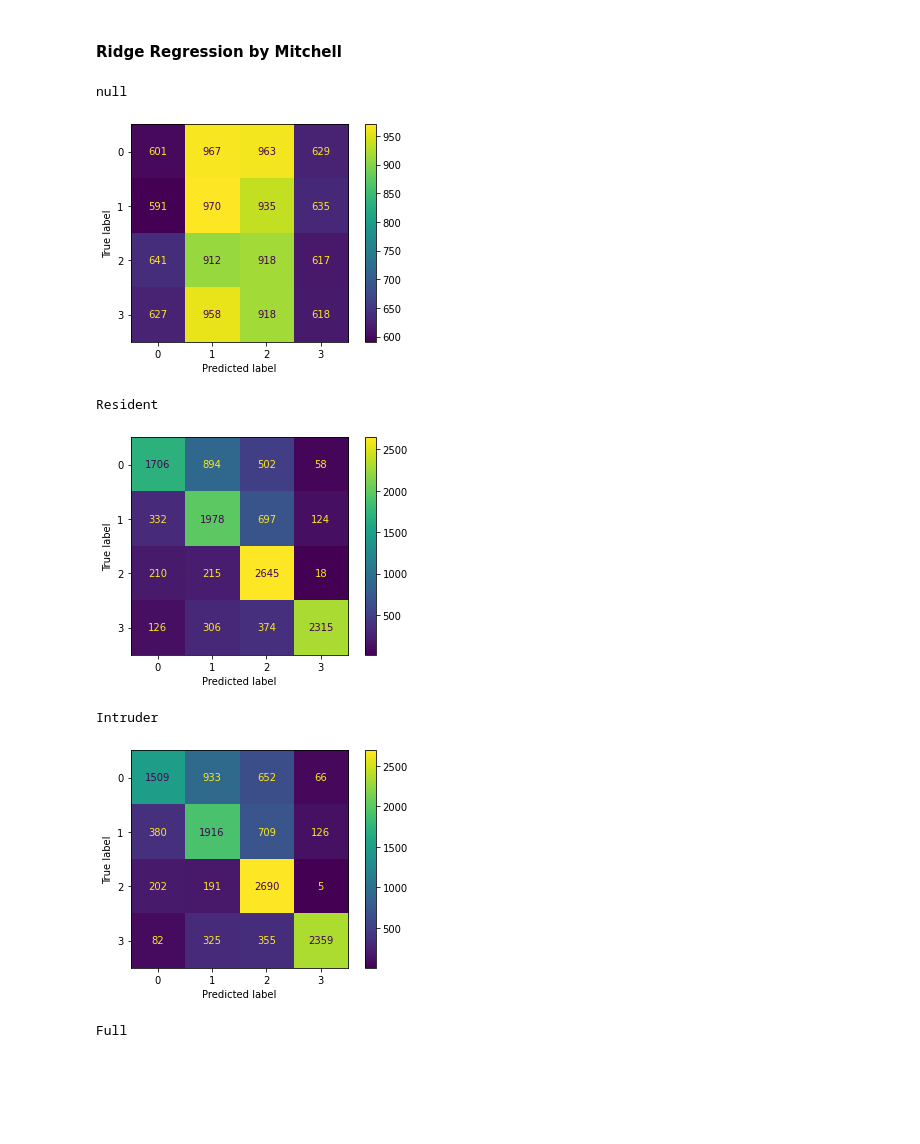
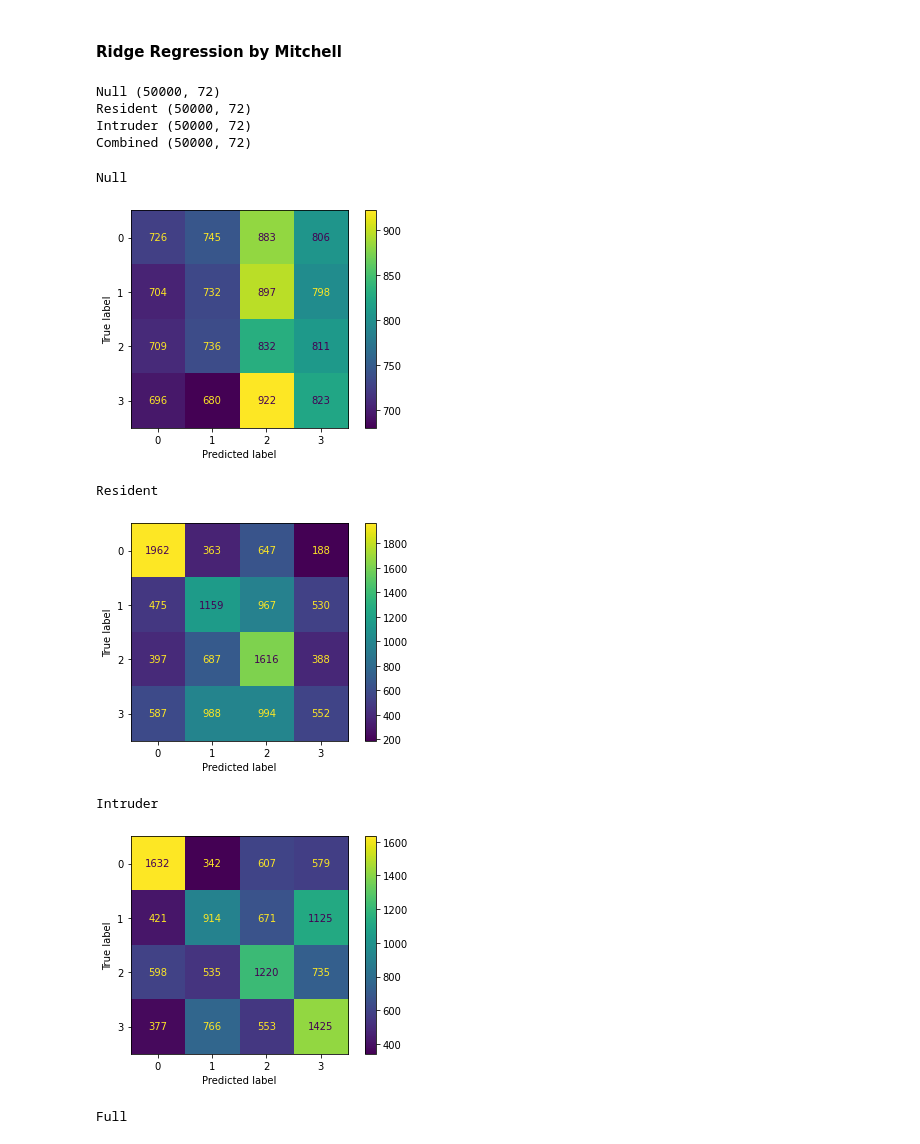
Before and after one commit to ffvoigt/neuromatch-compneuro-2022-project, a Jupyter notebook: Classification_NM2022_Sfenj1.ipynb, the cells around one changed output. Drawn from its saved outputs; the diff is of its cells as text; code cells hidden in the pictures; blank space fills up the shorter version.

Commit message:
Added shuffle for interactive features and plotting cv scores

```diff
--- a/Classification_NM2022_Sfenj1.ipynb
+++ b/Classification_NM2022_Sfenj1.ipynb
@@ -164,12 +164,26 @@ intrude_df = feature_df[feature_df.mouse_id ==1].reset_index(drop=True)
 intrude_shuffled = intrude_df.apply(lambda x: x.sample(frac=1).values).reset_index(drop=True)
 res_shuffled = res_df.apply(lambda x: x.sample(frac=1).values).reset_index(drop=True)
 
-# combine dataframes and randomly sample
-res_only = pd.concat((res_df, intrude_shuffled.drop('annotations', axis = 1)), axis = 1).groupby('annotations').apply(lambda x: x.sample(12500, random_state=42)).reset_index(drop=True)
-intrude_only = pd.concat((intrude_df, res_shuffled.drop('annotations', axis = 1)), axis = 1).groupby('annotations').apply(lambda x: x.sample(12500, random_state=42)).reset_index(drop=True)
-combined_df = pd.concat((res_df,intrude_df.drop('annotations', axis = 1)), axis = 1).groupby('annotations').apply(lambda x: x.sample(12500, random_state=42)).reset_index(drop=True)
-null_df = pd.concat((res_shuffled,intrude_shuffled.drop('annotations', axis = 1)), axis = 1).groupby('annotations').apply(lambda x: x.sample(12500, random_state=42)).reset_index(drop=True)
+# combine dataframes and randomly sample, dropping unshuffled multi features like distance
+multi_features = ['int_nose_2_res_tailbase_distance',
+       'res_nose_2_int_tailbase_distance', 'head_coalignment',
+       'intertailbase_distance', 'distance']
+res_only = pd.concat((res_df.drop(multi_features, axis = 1), intrude_shuffled.drop('annotations', axis = 1)), axis = 1).groupby('annotations').apply(lambda x: x.sample(12500, random_state=42)).reset_index(drop=True)
+intrude_only = pd.concat((intrude_df.drop(multi_features, axis = 1), res_shuffled.drop('annotations', axis = 1)), axis = 1).groupby('annotations').apply(lambda x: x.sample(12500, random_state=42)).reset_index(drop=True)
+combined_df = pd.concat((res_df.drop(multi_features, axis = 1),intrude_df.drop('annotations', axis = 1)), axis = 1).groupby('annotations').apply(lambda x: x.sample(12500, random_state=42)).reset_index(drop=True)
+null_df = pd.concat((res_shuffled.drop(multi_features, axis = 1),intrude_shuffled.drop('annotations', axis = 1)), axis = 1).groupby('annotations').apply(lambda x: x.sample(12500, random_state=42)).reset_index(drop=True)
+# %%
+print('Null', null_df.shape)
+print('Resident', res_only.shape)
+print('Intruder', intrude_only.shape)
+print('Combined', combined_df.shape)
+# %% [output]
+Null (50000, 72)
+Resident (50000, 72)
+Intruder (50000, 72)
+Combined (50000, 72)
 # %%
+from sklearn.metrics import confusion_matrix, ConfusionMatrixDisplay
 def ridge_classifier_cv(X,Y):
   """
   Instantiates sklearn's ridge regression classifier with cross validation for alpha
@@ -186,37 +200,44 @@ def ridge_classifier_cv(X,Y):
   """
   reg = RidgeClassifier(alpha = 100, random_state = 42)
   scores = cross_val_score(reg, X, Y, cv=5)
+
   X_train, X_test, y_train, y_test = train_test_split(X, Y, random_state=0)
   reg.fit(X_train, y_train)
-  plot_confusion_matrix(reg, X_test, y_test);
+  predictions = reg.predict(X_test)
+
+  cm = confusion_matrix(y_test, predictions, labels=reg.classes_)
+  disp = ConfusionMatrixDisplay(confusion_matrix=cm, display_labels=reg.classes_)
+  disp.plot()
   plt.show();
   return scores
 # %%
-features = ['mouse_id','centroid_X',
-       'centroid_Y', 'centroid_head_X', 'centroid_head_Y', 'centroid_body_X',
-       'centroid_body_Y', 'head_vs_body_angle', 'head_orientation',
-       'spd_head_centroid', 'spd_body_centroid', 'spd_centroid',
-       'acc_head_centroid', 'acc_body_centroid', 'acc_centroid', 'distance',
-       'poly_area_head', 'poly_area_body']
+# features = ['mouse_id','centroid_X',
+#        'centroid_Y', 'centroid_head_X', 'centroid_head_Y', 'centroid_body_X',
+#        'centroid_body_Y', 'head_vs_body_angle', 'head_orientation',
+#        'spd_head_centroid', 'spd_body_centroid', 'spd_centroid',
+#        'acc_head_centroid', 'acc_body_centroid', 'acc_centroid', 'distance',
+#        'poly_area_head', 'poly_area_body']
 drop_feats = ['frame_num', 'session_num', 'distance','annotations',
        'nose_X', 'nose_Y', 'left_ear_X', 'left_ear_Y', 'neck_X', 'neck_Y',
        'right_ear_X', 'right_ear_Y', 'left_hip_X', 'left_hip_Y', 'right_hip_X',
        'right_hip_Y', 'tailbase_X', 'tailbase_Y', 'centroid_X', 'centroid_Y',
        'centroid_head_X', 'centroid_head_Y', 'centroid_body_X',
        'centroid_body_Y']
-scores = []
-model_names = ['null', 'Resident', 'Intruder', 'Full']
+model_names = ['Null', 'Resident', 'Intruder', 'Full']
+scores_dict = {}
 for idx, df in enumerate([null_df, res_only, intrude_only, combined_df]):
   X = df.drop(drop_feats, axis = 1)
   Y = df['annotations']
   print(model_names[idx])
-  scores.append(np.mean(ridge_classifier_cv(X,Y)))
+  scores_dict[model_names[idx]] = ridge_classifier_cv(X,Y)
+
+scores_df = pd.DataFrame(scores_dict)
 # %% [output]
-null
+Null
-[figure, old version]
+[figure, new version]
 Resident
-[figure, old version]
+[figure, new version]
 Intruder
-[figure, old version]
+[figure, new version]
 Full
 [figure]
```
Also changed, not shown: parts of 2 cells of this notebook.
